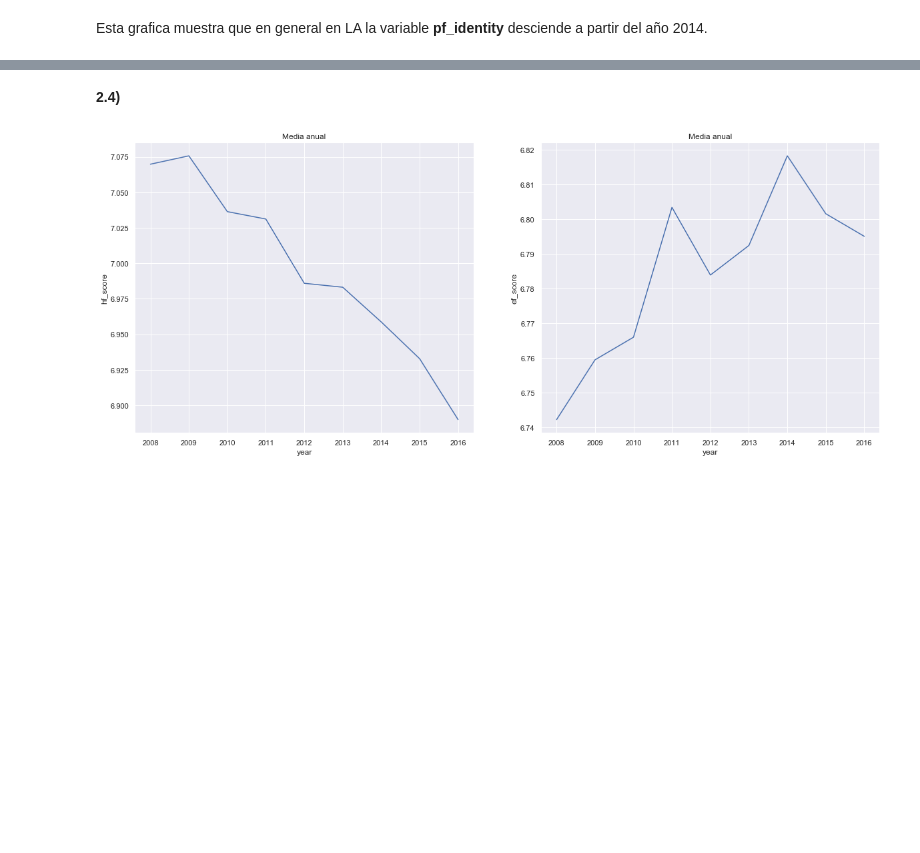
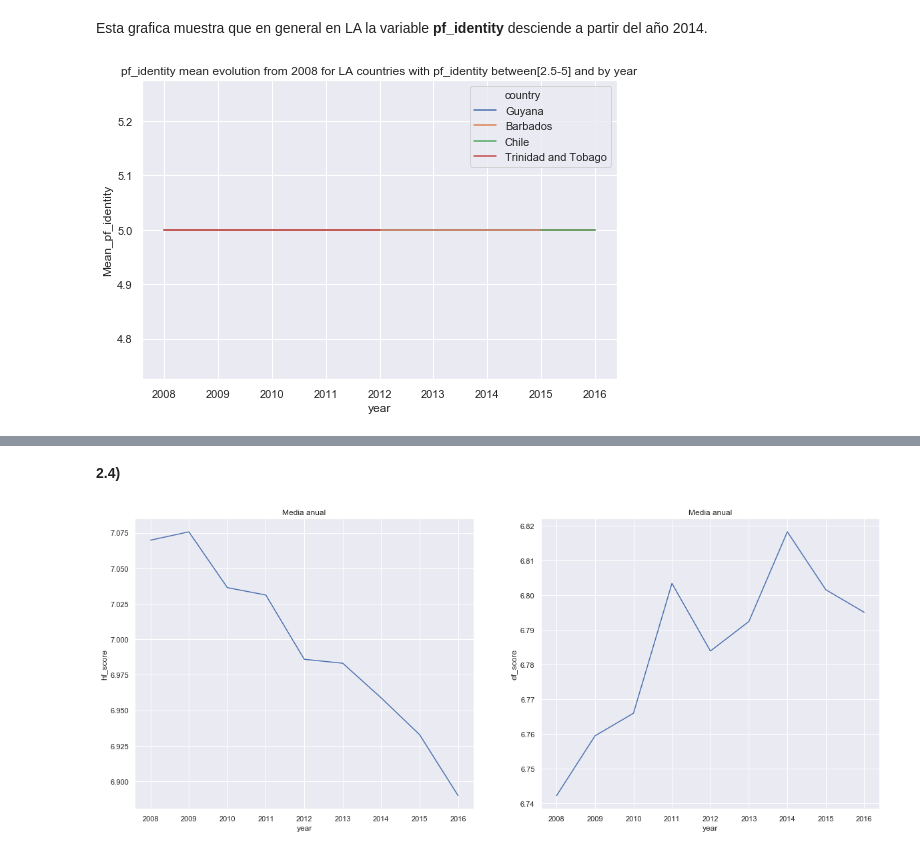
Before and after one commit to lvc0107/diplodatos, a Jupyter notebook: notebooks/practico1.ipynb, the cells around one changed output, grey strips where cells are left out. Cells and saved outputs as stored; diff of their text form; code cells hidden in the pictures; blank space fills up the shorter version.

```diff
--- a/notebooks/practico1.ipynb
+++ b/notebooks/practico1.ipynb
@@ -363,3 +419,9 @@ df_q4_countries = set(df_q4['country'])
 Esta grafica muestra que en general en LA  la variable **pf_identity** desciende a partir del año 2014.
 # %%
 sb.set(rc={'figure.figsize':(8.5,5.5)})
+# %%
+plt.title('pf_identity mean evolution from 2008 for LA countries with pf_identity between[2.5-5] and by year')
+sb.lineplot(x='year', y='Mean_pf_identity', data=df_q2, hue='country')
+plt.show()
+# %% [output]
+[figure, added]
```
Also changed, not shown: parts of 28 cells of this notebook.
